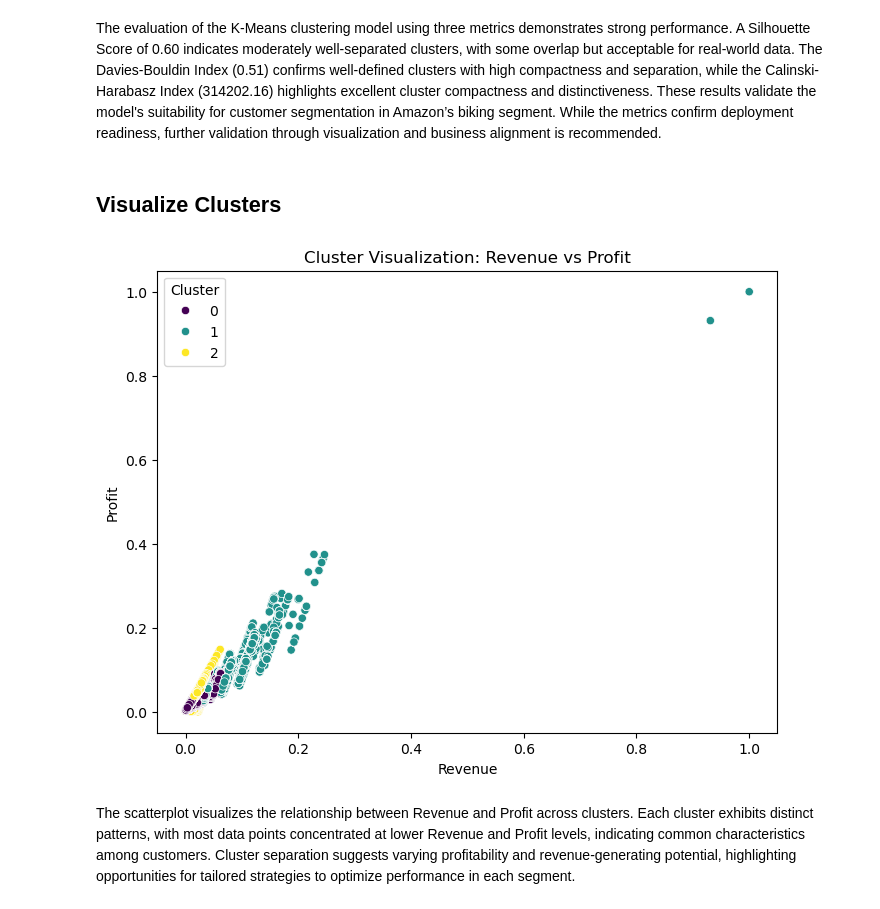
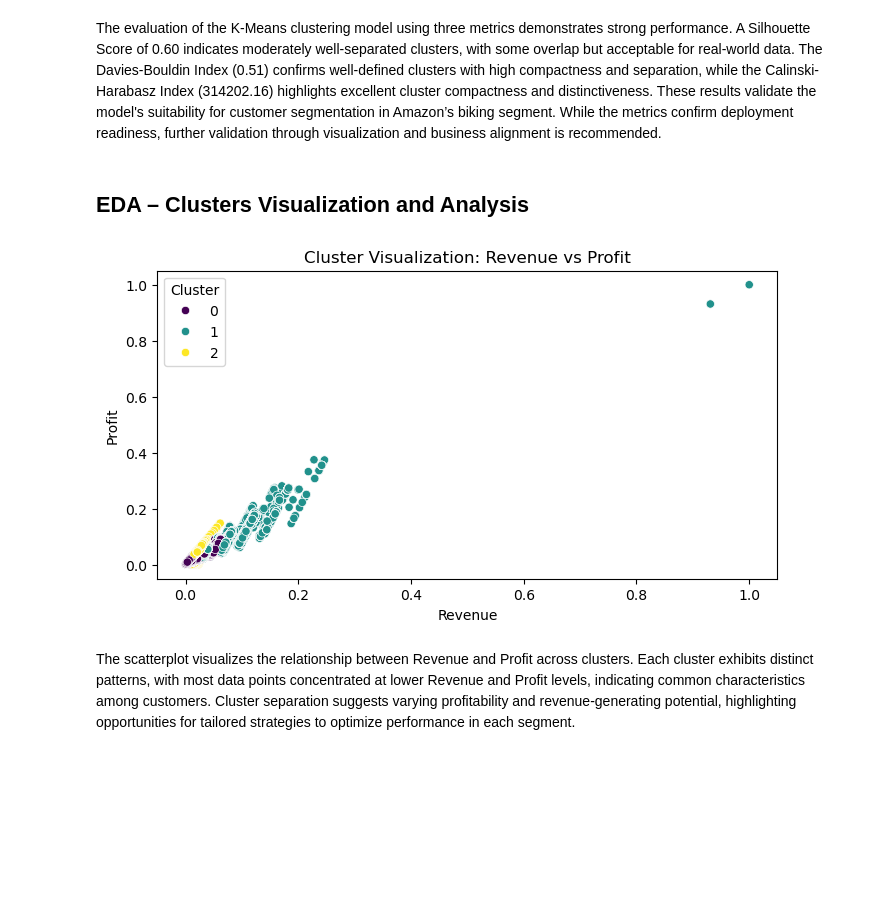
Before and after one commit to Ehnkay-Bassie/Customer_Segmentation, a Jupyter notebook: Customer_Segmentation_Model.ipynb, the cells around one changed output. Drawn from its saved outputs; the diff is of its cells as text; code cells hidden in the pictures; blank space fills up the shorter version.

```diff
--- a/Customer_Segmentation_Model.ipynb
+++ b/Customer_Segmentation_Model.ipynb
@@ -325,18 +327,18 @@ Calinski-Harabasz Index: 314202.16
 # %% [markdown]
 The evaluation of the K-Means clustering model using three metrics demonstrates strong performance. A Silhouette Score of 0.60 indicates moderately well-separated clusters, with some overlap but acceptable for real-world data. The Davies-Bouldin Index (0.51) confirms well-defined clusters with high compactness and separation, while the Calinski-Harabasz Index (314202.16) highlights excellent cluster compactness and distinctiveness. These results validate the model's suitability for customer segmentation in Amazon’s biking segment. While the metrics confirm deployment readiness, further validation through visualization and business alignment is recommended.
 # %% [markdown]
-## Visualize Clusters
+## EDA – Clusters Visualization and Analysis
 # %%
 # Visualize the clusters (using Revenue vs Profit)
-plt.figure(figsize=(8, 6))
+plt.figure(figsize=(8, 4))
 sns.scatterplot(data=df, x='Revenue', y='Profit', hue='Cluster', palette='viridis')
 plt.title("Cluster Visualization: Revenue vs Profit")
 plt.xlabel("Revenue")
 plt.ylabel("Profit")
 plt.legend(title="Cluster")
 plt.show()
 # %% [output]
-[figure, old version]
+[figure, new version]
 # %% [markdown]
 The scatterplot visualizes the relationship between Revenue and Profit across clusters. Each cluster exhibits distinct patterns, with most data points concentrated at lower Revenue and Profit levels, indicating common characteristics among customers. Cluster separation suggests varying profitability and revenue-generating potential, highlighting opportunities for tailored strategies to optimize performance in each segment.
 # %%
```
Also changed, not shown: parts of 11 cells of this notebook.
